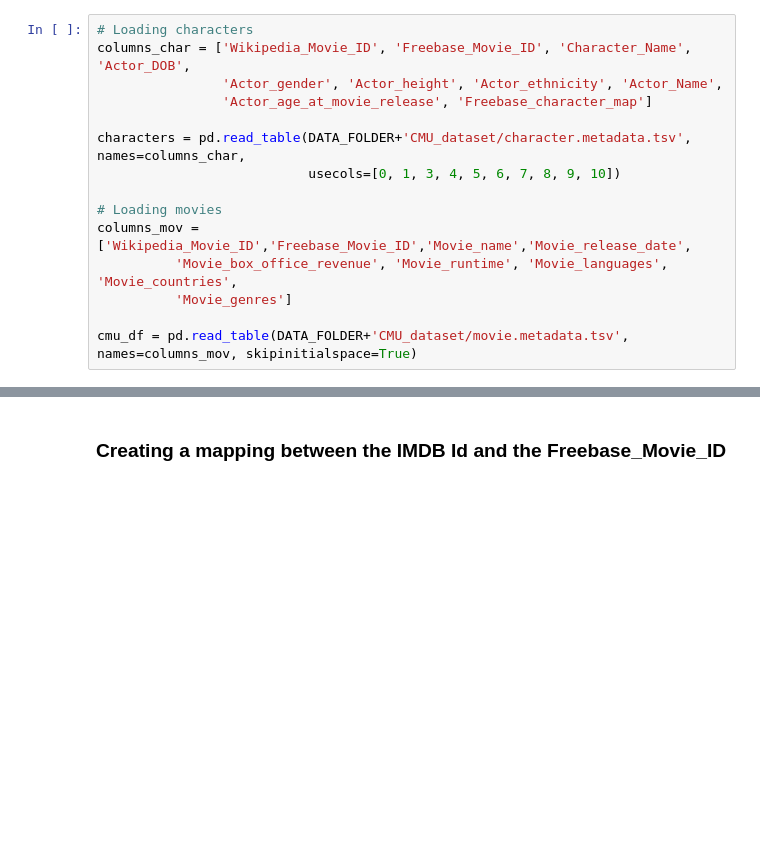
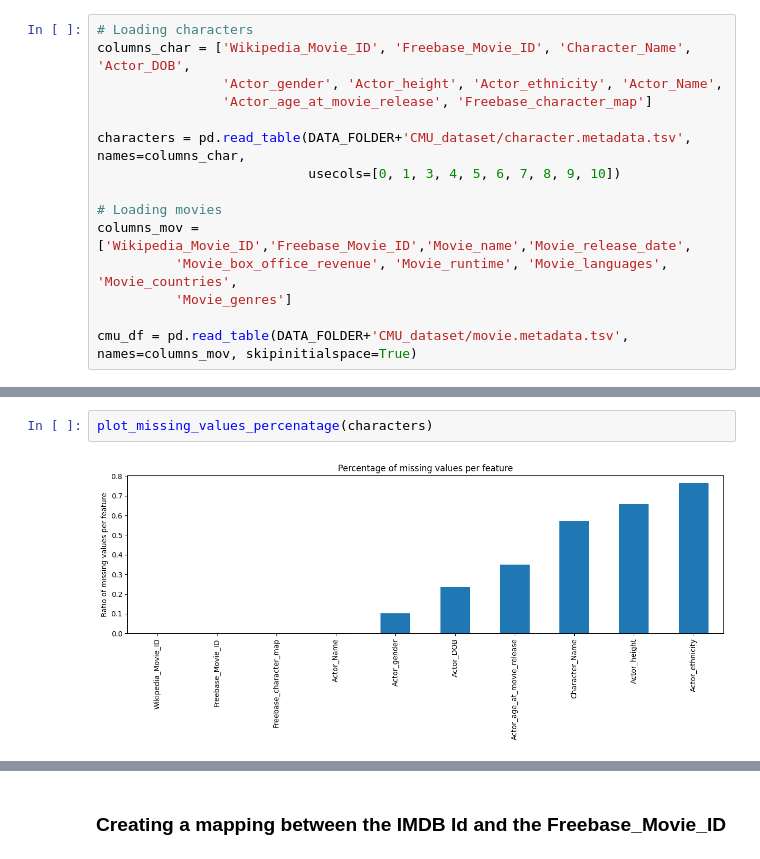
Before and after one commit to epfl-ada/ada-2023-project-yamal, a Jupyter notebook: movies_analysis.ipynb, the cells around one changed output, grey strips where cells are left out. Drawn from its saved outputs; the diff is of its cells as text; blank space fills up the shorter version.

```diff
--- a/movies_analysis.ipynb
+++ b/movies_analysis.ipynb
@@ -32,0 +58,4 @@ cmu_df = pd.read_table(DATA_FOLDER+'CMU_dataset/movie.metadata.tsv', names=colum
+# %%
+plot_missing_values_percenatage(characters)
+# %% [output]
+[figure, added]
```
Also changed, not shown: parts of 20 cells of this notebook, 2 other files.
